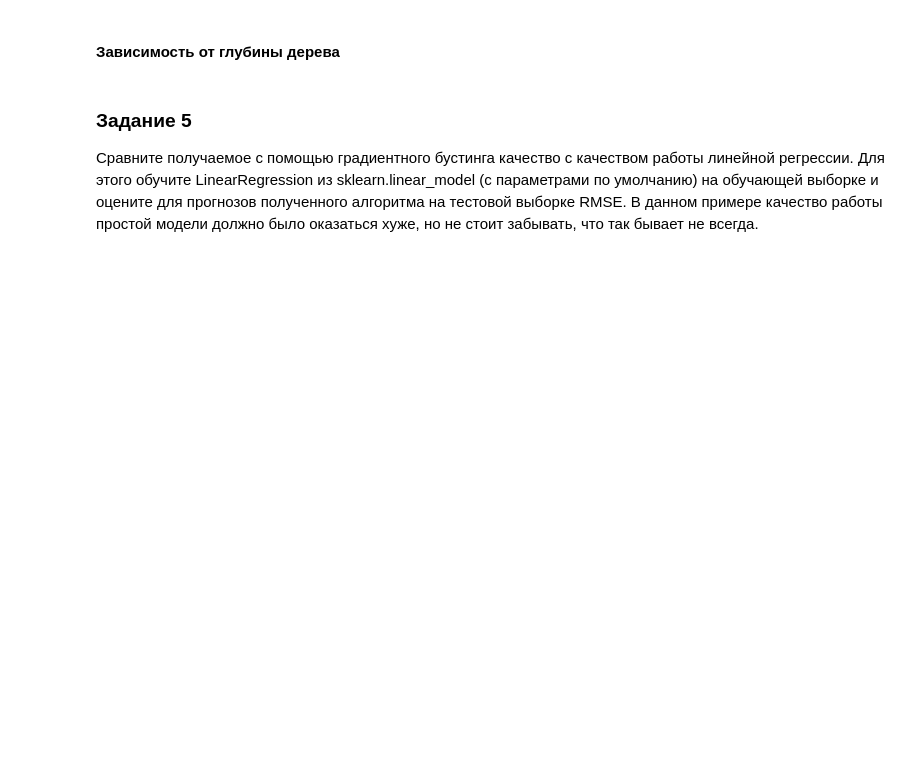
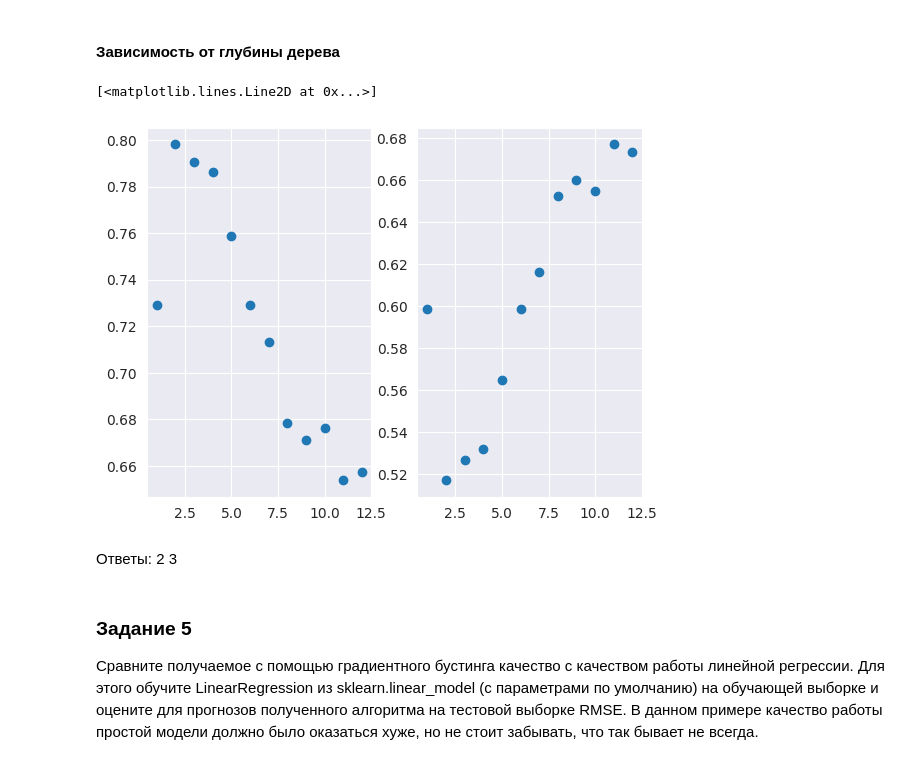
Before and after one commit to dolaprolorap/DS-homework, a Jupyter notebook: lab5/Задание 2. Градиентный бустинг.ipynb, the cells around one changed output. Drawn from its saved outputs; the diff is of its cells as text; code cells hidden in the pictures; blank space fills up the shorter version.

```diff
--- a/lab5/Задание 2. Градиентный бустинг.ipynb
+++ b/lab5/Задание 2. Градиентный бустинг.ipynb
@@ -48,5 +199,33 @@ $L'_z(y, z) = 2(z - y) => (z - y)$
 # %% [markdown]
 #### Зависимость от глубины дерева
+# %%
+
+max_depth_count = [1, 2, 3, 4, 5, 6, 7, 8, 9, 10, 11, 12]
+r2_list = []
+rmse_list = []
+
+for depth in max_depth_count:
+    gbr = GradientBoostingRegressor(
+        n_estimators=100,
+        learning_rate=0.9,
+        max_depth=depth,
+        random_state=42,
+    )
+    gbr.fit(X_train, y_train)
+    r2 = r2_score(y_test, gbr.predict(X_test))
+    rmse = mean_squared_error(y_test, gbr.predict(X_test)) ** 0.5
+    r2_list.append(r2)
+    rmse_list.append(rmse)
+
+f, (ax1, ax2) = plt.subplots(1, 2)
+ax1.plot(max_depth_count, r2_list, 'o', label='r2')
+ax2.plot(max_depth_count, rmse_list, 'o', label='rmse')
+# %% [output]
+[<matplotlib.lines.Line2D at 0x...>]
+[figure, added]
+# %% [markdown]
+
+Ответы: 2 3
 # %% [markdown]
 ### Задание 5
 
```
Also changed, not shown: parts of 9 cells of this notebook, 1 other file.
